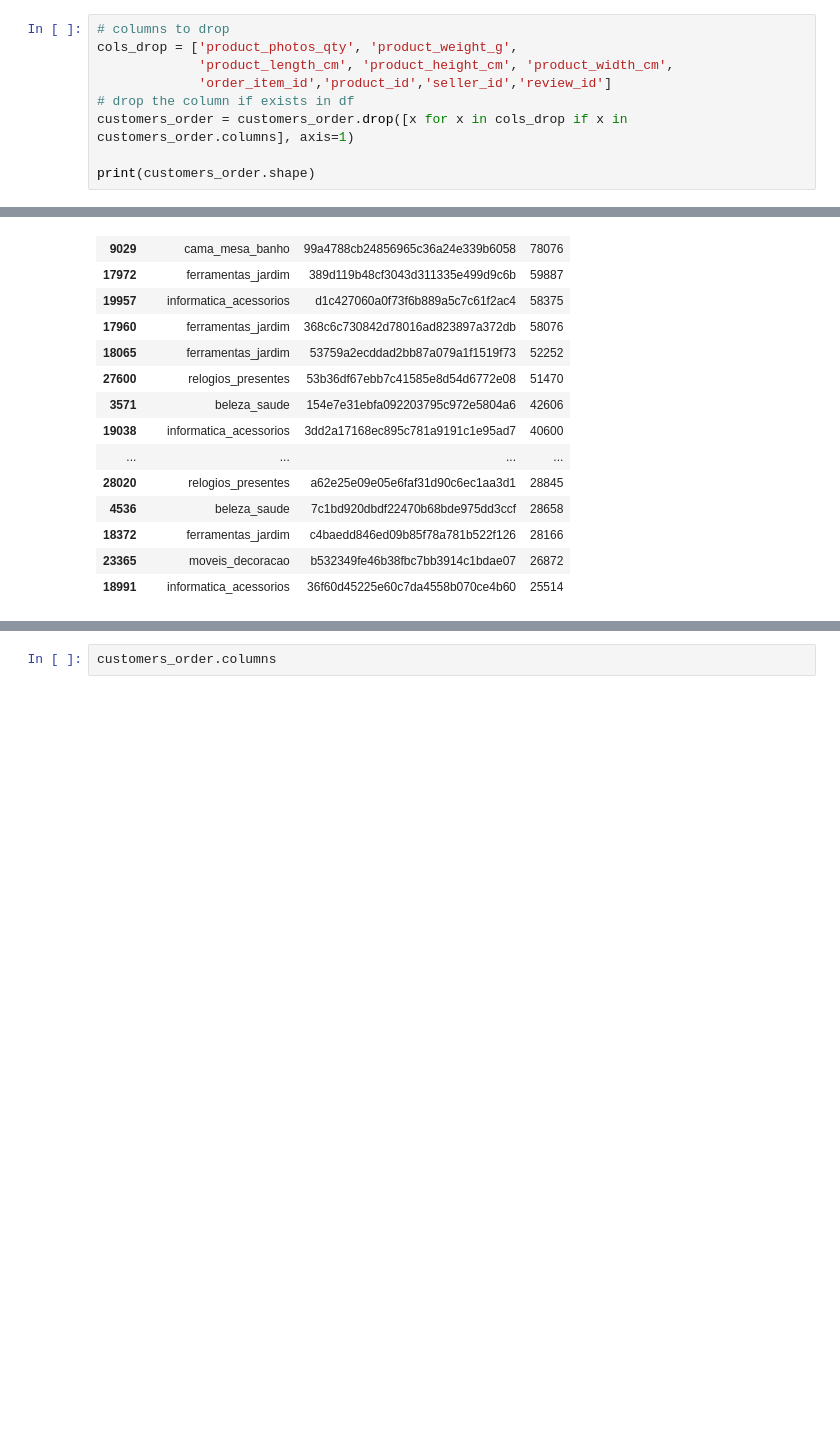
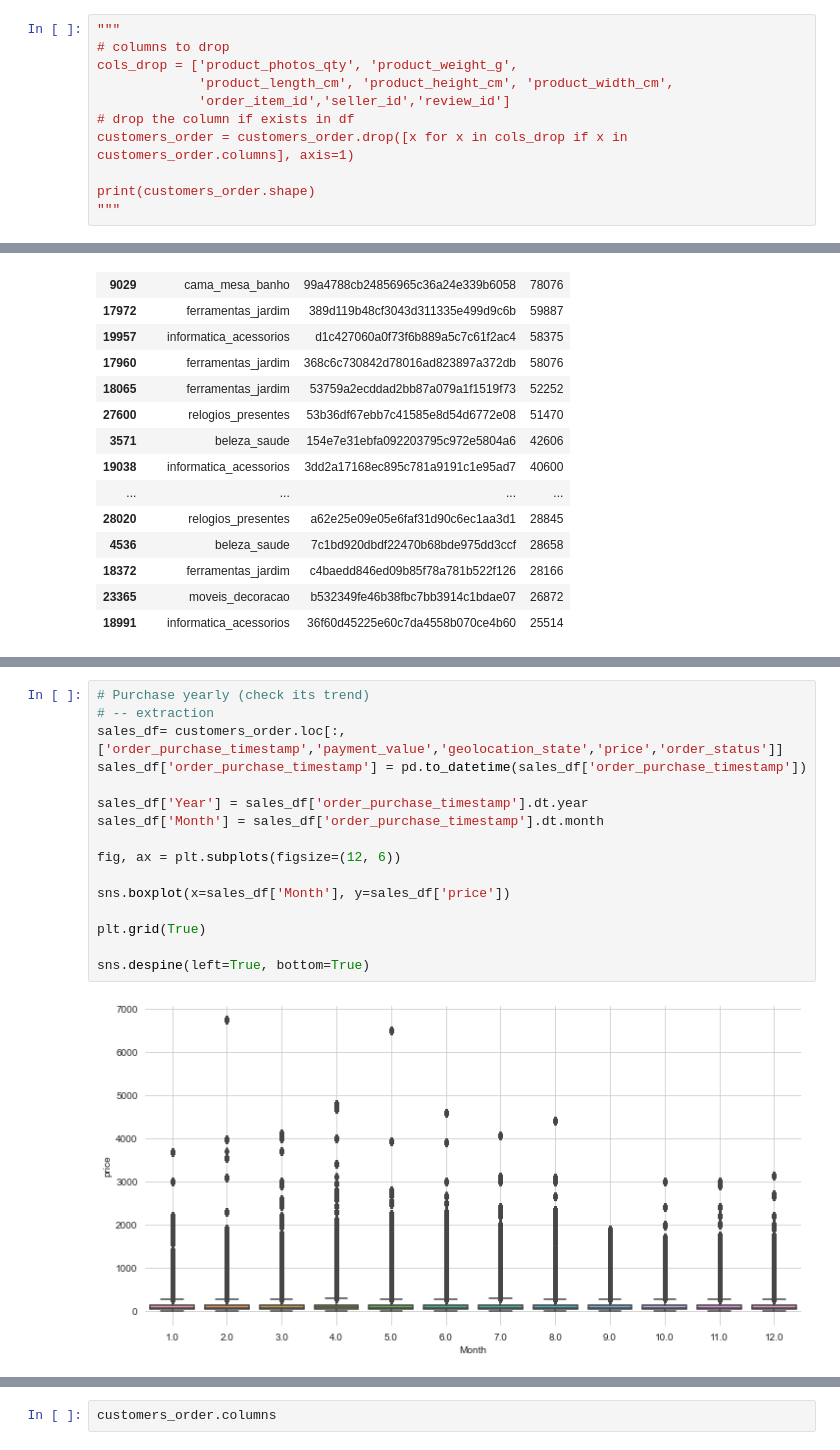
Before and after one commit to JamesLi197412/eCommerce_analysis, a Jupyter notebook: Brazillian E-Commerce.ipynb, the cells around one changed output, grey strips where cells are left out. Drawn from its saved outputs; the diff is of its cells as text; blank space fills up the shorter version.

```diff
--- a/Brazillian E-Commerce.ipynb
+++ b/Brazillian E-Commerce.ipynb
@@ -279,12 +290,14 @@ print(customers_order.shape)
 # %% [output]
 (18151799, 43)
 # %%
+"""
 # columns to drop
 cols_drop = ['product_photos_qty', 'product_weight_g',
              'product_length_cm', 'product_height_cm', 'product_width_cm',
-             'order_item_id','product_id','seller_id','review_id']
+             'order_item_id','seller_id','review_id']
 # drop the column if exists in df
 customers_order = customers_order.drop([x for x in cols_drop if x in customers_order.columns], axis=1)
 
 print(customers_order.shape)
+"""
 # %% [output]
@@ -401,0 +394,18 @@ Name: order_purchase_timestamp, dtype: object
+# %%
+# Purchase yearly (check its trend)
+# -- extraction
+sales_df= customers_order.loc[:, ['order_purchase_timestamp','payment_value','geolocation_state','price','order_status']]
+sales_df['order_purchase_timestamp'] = pd.to_datetime(sales_df['order_purchase_timestamp'])
+
+sales_df['Year'] = sales_df['order_purchase_timestamp'].dt.year
+sales_df['Month'] = sales_df['order_purchase_timestamp'].dt.month
+
+fig, ax = plt.subplots(figsize=(12, 6))
+
+sns.boxplot(x=sales_df['Month'], y=sales_df['price'])
+
+plt.grid(True)
+
+sns.despine(left=True, bottom=True)
+# %% [output]
+[figure, added]
```
Also changed, not shown: parts of 7 cells of this notebook.
